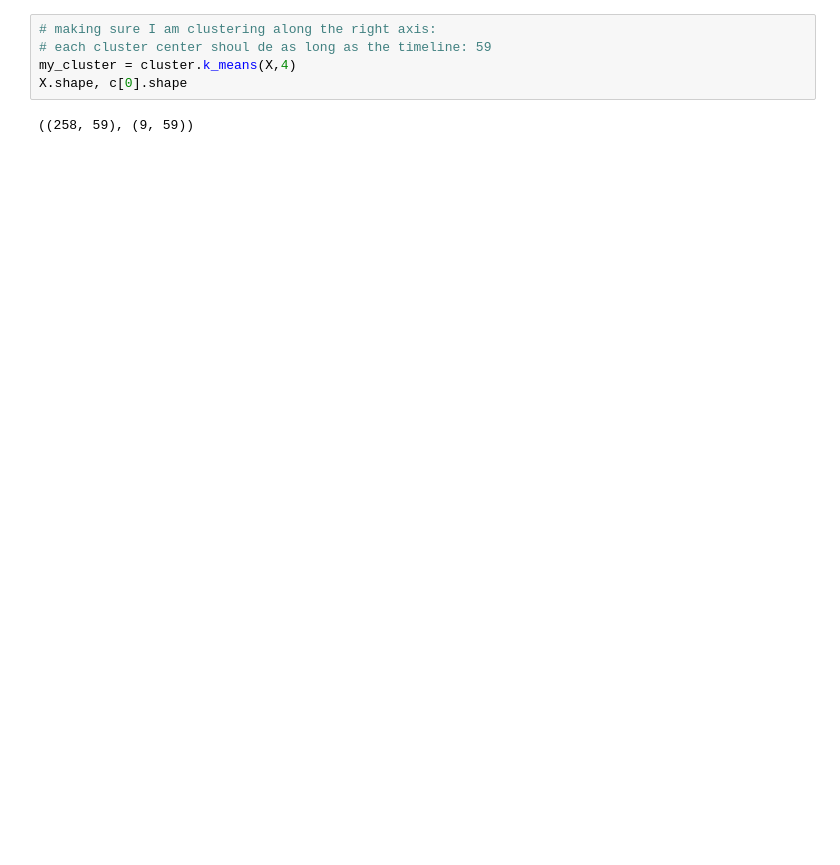
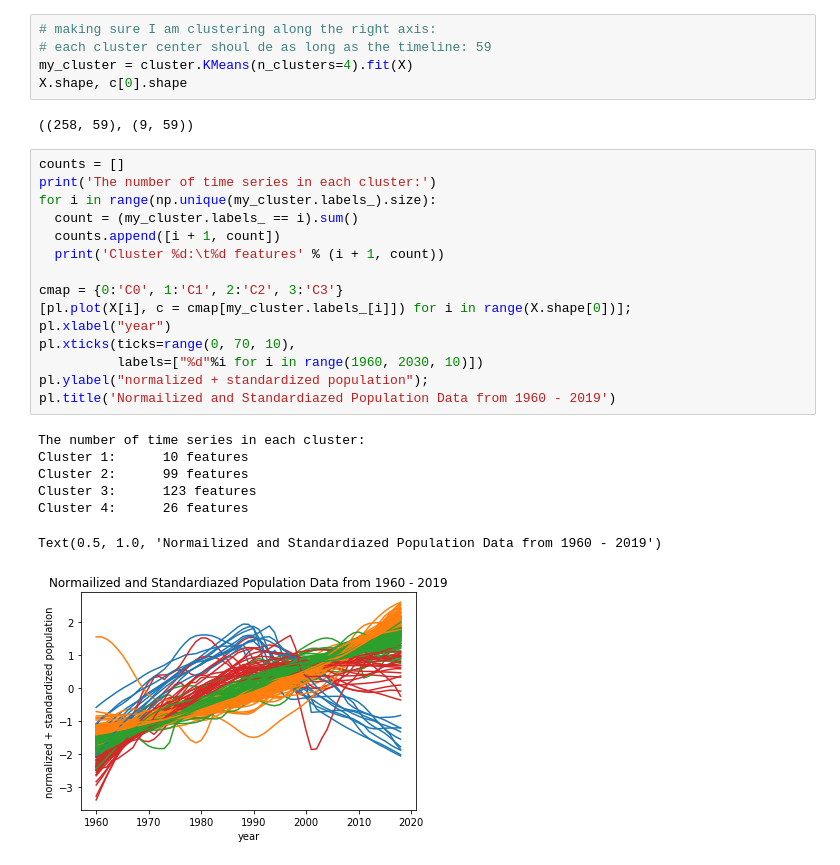
Before and after one commit to TedFess/DSPS_tFessaras, a Jupyter notebook: HW11/time_series_clustering_Tfessaras.ipynb, the cells around one changed output. Drawn from its saved outputs; the diff is of its cells as text; blank space fills up the shorter version.

```diff
--- a/HW11/time_series_clustering_Tfessaras.ipynb
+++ b/HW11/time_series_clustering_Tfessaras.ipynb
@@ -216,7 +216,30 @@ pick some number of clusters and
 # %%
 # making sure I am clustering along the right axis:
 # each cluster center shoul de as long as the timeline: 59
-my_cluster = cluster.k_means(X,4)
+my_cluster = cluster.KMeans(n_clusters=4).fit(X)
 X.shape, c[0].shape
 # %% [output]
 ((258, 59), (9, 59))
+# %%
+counts = []
+print('The number of time series in each cluster:')
+for i in range(np.unique(my_cluster.labels_).size):
+  count = (my_cluster.labels_ == i).sum()
+  counts.append([i + 1, count])
+  print('Cluster %d:\t%d features' % (i + 1, count))
+
+cmap = {0:'C0', 1:'C1', 2:'C2', 3:'C3'}
+[pl.plot(X[i], c = cmap[my_cluster.labels_[i]]) for i in range(X.shape[0])];
+pl.xlabel("year")
+pl.xticks(ticks=range(0, 70, 10),
+          labels=["%d"%i for i in range(1960, 2030, 10)])
+pl.ylabel("normalized + standardized population");
+pl.title('Normailized and Standardiazed Population Data from 1960 - 2019')
+# %% [output]
+The number of time series in each cluster:
+Cluster 1:      10 features
+Cluster 2:      99 features
+Cluster 3:      123 features
+Cluster 4:      26 features
+Text(0.5, 1.0, 'Normailized and Standardiazed Population Data from 1960 - 2019')
+[figure, added]
```
Also changed, not shown: parts of 7 cells of this notebook.
